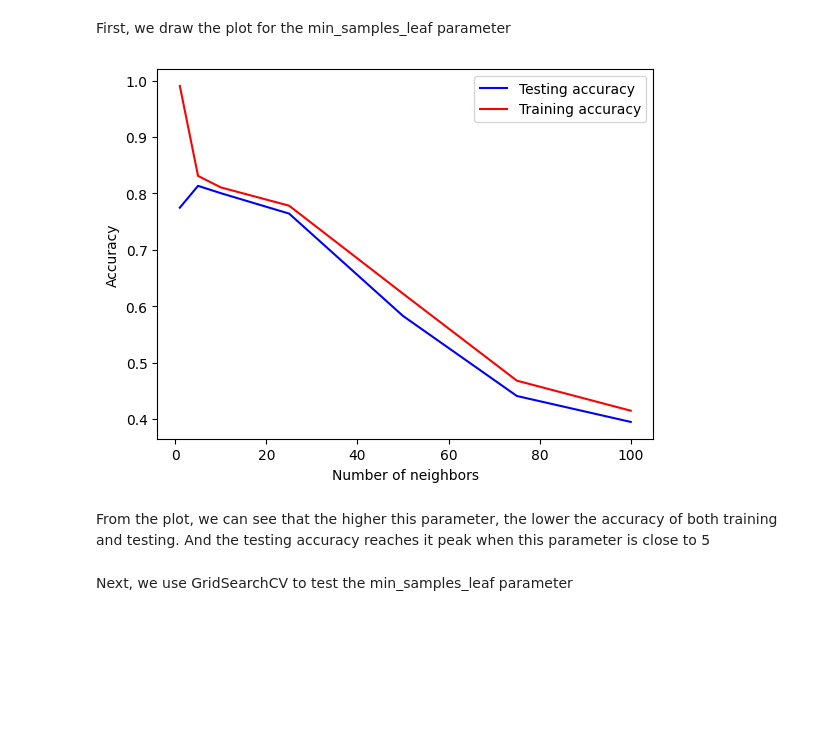
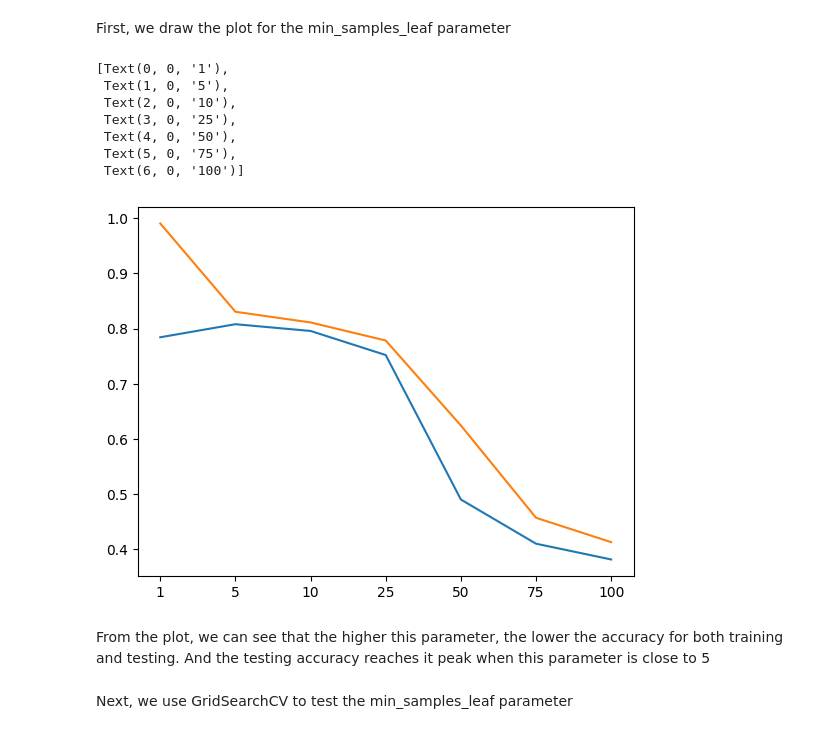
Before and after one commit to auphong2707/emotion-dectection-from-text, a Jupyter notebook: EDFT.ipynb, the cells around one changed output. Saved outputs shown, nothing was run; the diff lists cells and outputs as text; code cells hidden in the pictures; blank space fills up the shorter version.

Commit message:
Update Decision Tree parameter

```diff
--- a/EDFT.ipynb
+++ b/EDFT.ipynb
@@ -537,35 +537,40 @@ Yup, this model with the default parameter is for sure overfitting
 #### Min_samples_leaf
 # %% [markdown]
 First, we draw the plot for the min_samples_leaf parameter
-# %%
-# Setting the min sample leaf range
-K = [1, 5, 10, 25, 50, 75, 100]
-accuracy_list = list()
-valid_accuracy_list = list()
-
-for k in K:
-  dt_model = DecisionTreeClassifier(min_samples_leaf=k)
-  dt_model.fit(X_train_bow, y_train)
-
-  data_pred_y = dt_model.predict(X_test_bow)
-  data_valid_y = dt_model.predict(X_train_bow)
-
-  accuracy_list.append([k, accuracy_score(y_test, data_pred_y)])
-  valid_accuracy_list.append([k, accuracy_score(y_train, data_valid_y)])
-
-accuracy_list = np.asarray(accuracy_list)
-valid_accuracy_list = np.asarray(valid_accuracy_list)
-
-plt.plot(accuracy_list[:, 0], accuracy_list[:, 1], label = "Testing accuracy", color = 'b')
-plt.plot(valid_accuracy_list[:, 0], valid_accuracy_list[:, 1], label = "Training accuracy", color = 'r')
-plt.xlabel('Number of neighbors')
-plt.ylabel('Accuracy')
-plt.legend()
-plt.show()
-# %% [output]
-[figure, removed]
+# %%
+# Setting the min sample leaf range
+min_samples_leaf_list = [1, 5, 10, 25, 50, 75, 100]
+trs_list = list()
+cvs_list = list()
+
+for min_samples_leaf in min_samples_leaf_list:
+  # Define model for each k
+  dt_model = DecisionTreeClassifier(min_samples_leaf=min_samples_leaf)
+  dt_model.fit(X_train_bow, y_train)
+
+  # Calculate the cross validation score
+  train_score = accuracy_score(y_train, dt_model.predict(X_train_bow))
+  cv_score = np.mean(cross_val_score(dt_model, X_train_bow, y_train, cv=5, n_jobs=-1))
+
+  trs_list.append(train_score)
+  cvs_list.append(cv_score)
+# %%
+# Draw the plot for min_samples_leaf
+fig = sns.lineplot(x=list(range(len(min_samples_leaf_list))), y=cvs_list)
+fig = sns.lineplot(x=list(range(len(min_samples_leaf_list))), y=trs_list)
+fig.set_xticks(range(len(min_samples_leaf_list)))
+fig.set_xticklabels(min_samples_leaf_list)
+# %% [output]
+[Text(0, 0, '1'),
+ Text(1, 0, '5'),
+ Text(2, 0, '10'),
+ Text(3, 0, '25'),
+ Text(4, 0, '50'),
+ Text(5, 0, '75'),
+ Text(6, 0, '100')]
+[figure, added]
 # %% [markdown]
-From the plot, we can see that the higher this parameter, the lower the accuracy of both training and testing. And the testing accuracy reaches it peak when this parameter is close to 5
+From the plot, we can see that the higher this parameter, the lower the accuracy for both training and testing. And the testing accuracy reaches it peak when this parameter is close to 5
 # %% [markdown]
 Next, we use GridSearchCV to test the min_samples_leaf parameter
 # %%
```
Also changed, not shown: parts of 20 cells of this notebook.
